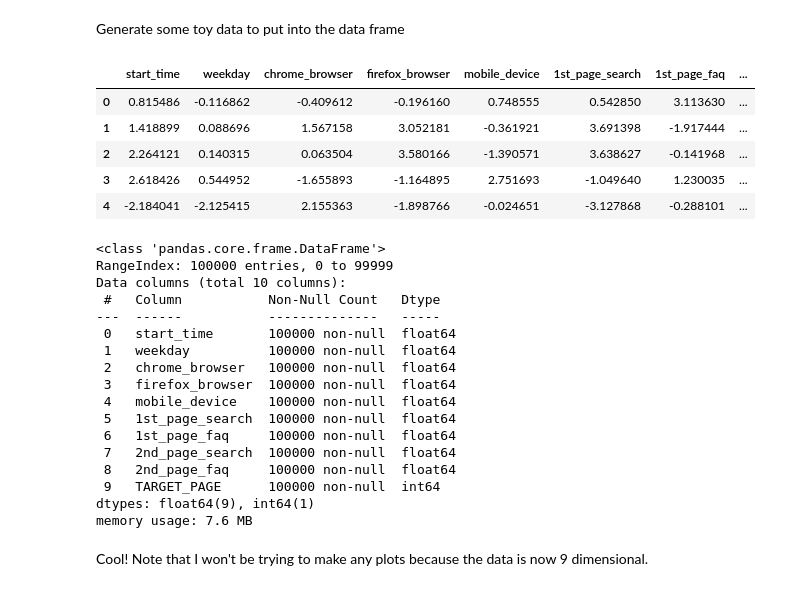
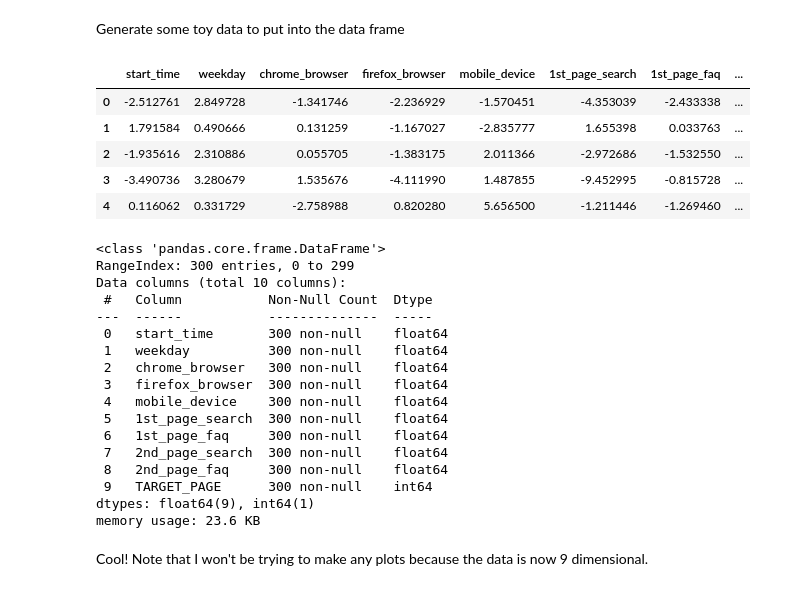
Before and after one commit to paulo-metrostar/intro-clf-trees, a Jupyter notebook: 1-get-toy-data.ipynb, the cells around one changed output. Cells and saved outputs as stored; diff of their text form; code cells hidden in the pictures.

```diff
--- a/1-get-toy-data.ipynb
+++ b/1-get-toy-data.ipynb
@@ -207,58 +207,62 @@ Generate some toy data to put into the data frame
 # %%
 # Generate some toy data to put into the data frame
 X,y = make_classification(
     # generate 100,000 rows
-    n_samples = 100000,
+    n_samples = 300,
     # set the number of features to the width of the data minus the target column
     n_features = web_sesh_df.shape[1] - 1,
     # let's assume all the columns are informative except for the two browser features, so that's 7
     n_informative = 7,
     # declare number of target pages/classes to predict (keep it simple at 3)
     n_classes = 3,
     # declare the number of clusters per class
-    n_clusters_per_class = 1
+    n_clusters_per_class = 1,
+    # declare how easty to make the classification task (larger is easier)
+    class_sep = 1.5,
+    # set random seed for reproducibility
+    random_state = 1
 )
 
 # unpack each column in X into columns of a data frame
 for i in range(X.shape[1]):
     # get the corresponding column in the data frame
     col = web_sesh_df.columns[i]
     # assign the column in X to the column in the df
     web_sesh_df[col] = X[:,i]
 
 # assign the target column
 web_sesh_df['TARGET_PAGE'] = y
 
 # take a look at the data now
 web_sesh_df.head()
 # %% [output]
 |  | start_time | weekday | chrome_browser | firefox_browser | mobile_device | 1st_page_search | 1st_page_faq | ... |
-| 0 | 0.815486 | -0.116862 | -0.409612 | -0.196160 | 0.748555 | 0.542850 | 3.113630 | ... |
-| 1 | 1.418899 | 0.088696 | 1.567158 | 3.052181 | -0.361921 | 3.691398 | -1.917444 | ... |
-| 2 | 2.264121 | 0.140315 | 0.063504 | 3.580166 | -1.390571 | 3.638627 | -0.141968 | ... |
-| 3 | 2.618426 | 0.544952 | -1.655893 | -1.164895 | 2.751693 | -1.049640 | 1.230035 | ... |
-| 4 | -2.184041 | -2.125415 | 2.155363 | -1.898766 | -0.024651 | -3.127868 | -0.288101 | ... |
+| 0 | -2.512761 | 2.849728 | -1.341746 | -2.236929 | -1.570451 | -4.353039 | -2.433338 | ... |
+| 1 | 1.791584 | 0.490666 | 0.131259 | -1.167027 | -2.835777 | 1.655398 | 0.033763 | ... |
+| 2 | -1.935616 | 2.310886 | 0.055705 | -1.383175 | 2.011366 | -2.972686 | -1.532550 | ... |
+| 3 | -3.490736 | 3.280679 | 1.535676 | -4.111990 | 1.487855 | -9.452995 | -0.815728 | ... |
+| 4 | 0.116062 | 0.331729 | -2.758988 | 0.820280 | 5.656500 | -1.211446 | -1.269460 | ... |
 # %%
 # display the data frames info now
 web_sesh_df.info()
 # %% [output]
 <class 'pandas.core.frame.DataFrame'>
-RangeIndex: 100000 entries, 0 to 99999
+RangeIndex: 300 entries, 0 to 299
 Data columns (total 10 columns):
- #   Column           Non-Null Count   Dtype
----  ------           --------------   -----
- 0   start_time       100000 non-null  float64
- 1   weekday          100000 non-null  float64
- 2   chrome_browser   100000 non-null  float64
- 3   firefox_browser  100000 non-null  float64
- 4   mobile_device    100000 non-null  float64
- 5   1st_page_search  100000 non-null  float64
- 6   1st_page_faq     100000 non-null  float64
- 7   2nd_page_search  100000 non-null  float64
- 8   2nd_page_faq     100000 non-null  float64
- 9   TARGET_PAGE      100000 non-null  int64
+ #   Column           Non-Null Count  Dtype
+---  ------           --------------  -----
+ 0   start_time       300 non-null    float64
+ 1   weekday          300 non-null    float64
+ 2   chrome_browser   300 non-null    float64
+ 3   firefox_browser  300 non-null    float64
+ 4   mobile_device    300 non-null    float64
+ 5   1st_page_search  300 non-null    float64
+ 6   1st_page_faq     300 non-null    float64
+ 7   2nd_page_search  300 non-null    float64
+ 8   2nd_page_faq     300 non-null    float64
+ 9   TARGET_PAGE      300 non-null    int64
 dtypes: float64(9), int64(1)
-memory usage: 7.6 MB
+memory usage: 23.6 KB
 # %% [markdown]
 Cool! Note that I won't be trying to make any plots because the data is now 9 dimensional.
 # %% [markdown]
```
Also changed, not shown: parts of 12 cells of this notebook.
